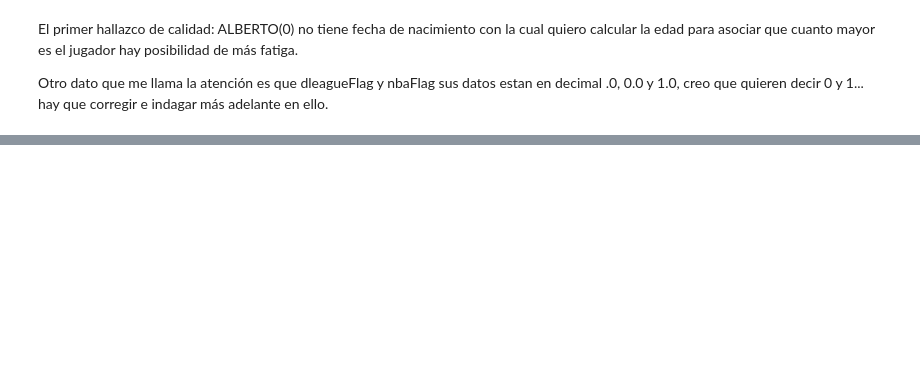
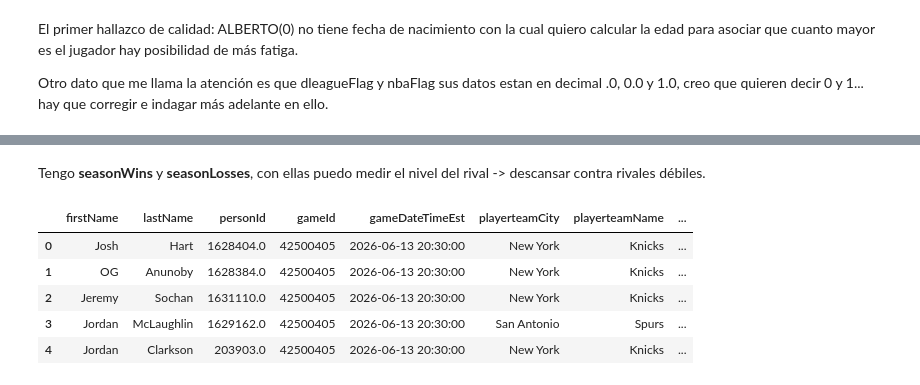
Before and after one commit to andreaga-pixel/NBA-dsci-AGA, a Jupyter notebook: project/notebooks/01-exploracion-datasetNBA.ipynb, the cells around one changed output, grey strips where cells are left out. Cells and saved outputs as stored; diff of their text form; code cells hidden in the pictures; blank space fills up the shorter version.

```diff
--- a/project/notebooks/01-exploracion-datasetNBA.ipynb
+++ b/project/notebooks/01-exploracion-datasetNBA.ipynb
@@ -39,0 +115,13 @@ Otro dato que me llama la atención es que dleagueFlag y nbaFlag sus datos estan
+# %% [markdown]
+Tengo **seasonWins** y **seasonLosses**, con ellas puedo medir el nivel del rival -> descansar contra rivales débiles.
+# %%
+#cargar PlayerStatistics.csv
+player_stats = pd.read_csv(RAW/"PlayerStatistics.csv", low_memory=False) #low_memory=False evita un warning
+player_stats.head()
+# %% [output]
+|  | firstName | lastName | personId | gameId | gameDateTimeEst | playerteamCity | playerteamName | ... |
+| 0 | Josh | Hart | 1628404.0 | 42500405 | 2026-06-13 20:30:00 | New York | Knicks | ... |
+| 1 | OG | Anunoby | 1628384.0 | 42500405 | 2026-06-13 20:30:00 | New York | Knicks | ... |
+| 2 | Jeremy | Sochan | 1631110.0 | 42500405 | 2026-06-13 20:30:00 | New York | Knicks | ... |
+| 3 | Jordan | McLaughlin | 1629162.0 | 42500405 | 2026-06-13 20:30:00 | San Antonio | Spurs | ... |
+| 4 | Jordan | Clarkson | 203903.0 | 42500405 | 2026-06-13 20:30:00 | New York | Knicks | ... |
```
Also changed, not shown: parts of 8 cells of this notebook.
